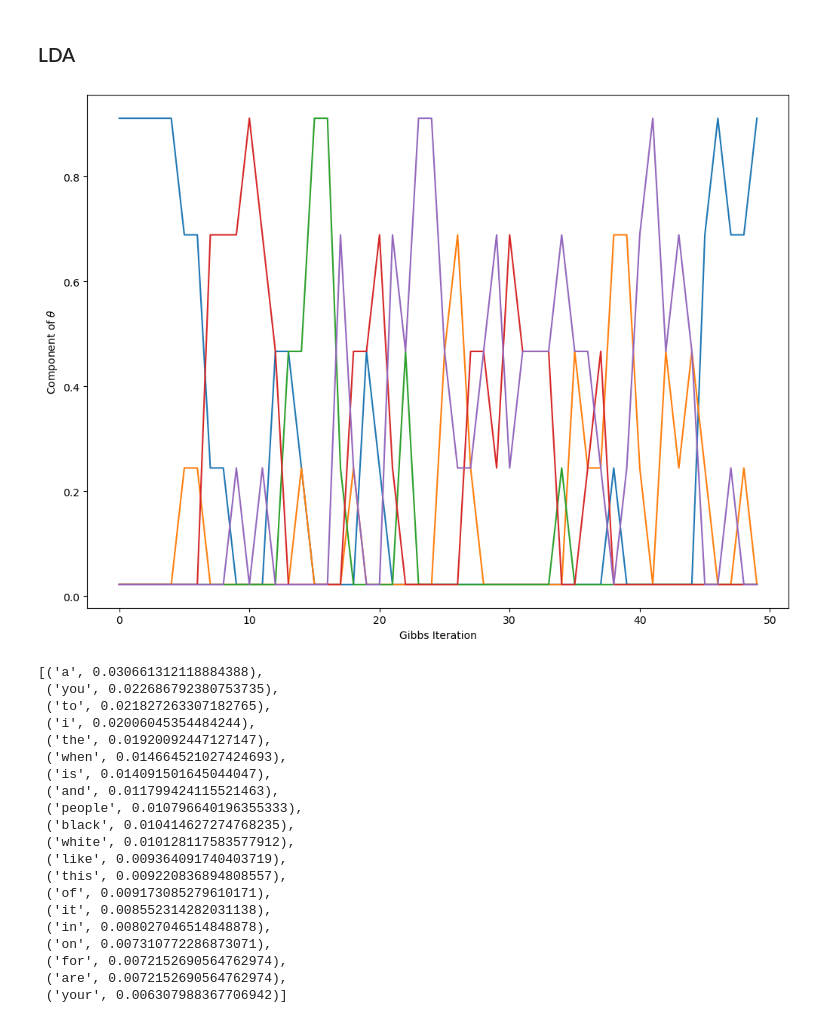
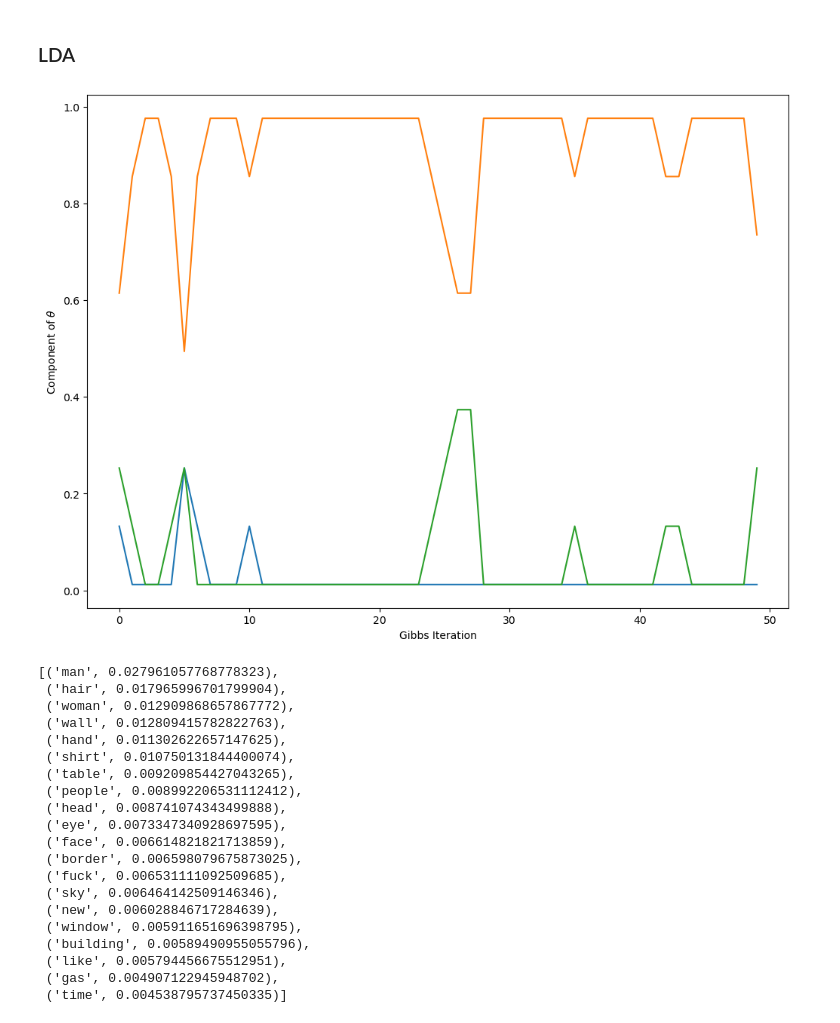
Before and after one commit to obarnard99/vilio, a Jupyter notebook: notebooks/dataset.ipynb, the cells around one changed output. Cells and saved outputs as stored; diff of their text form; code cells hidden in the pictures.

```diff
--- a/notebooks/dataset.ipynb
+++ b/notebooks/dataset.ipynb
@@ -121,6 +123,7 @@ Loaded 12140 images in file /home/miproj/4thyr.oct2020/ojrb2/vilio/data/features
 # %%
 for img in imgid2img.keys():
     imgid2img[img]['objects'] = list(map(lambda x: vg_classes[x], imgid2img[img]['objects_id']))
+    imgid2img[img]['attrs'] = list(map(lambda x: vg_attrs[x], imgid2img[img]['attrs_id']))
 # %% [markdown]
 ## Metrics
 # %%
@@ -175,9 +181,18 @@ clean_text("Helper method for sampling from an unnormalized discrete random vari
 # %%
-words = pd.DataFrame({'id': train.id, 'text': train.text})
+dataset = dev
+#dataset = dataset[dataset['label']==0]
+words = pd.DataFrame({'id': dataset.id, 'text': dataset.text})
 words['text'] = words.text.apply(lambda x: re.sub("[^\w']", " ",  x))
-words['text'] = words.text.apply(clean_text)
+#words['text'] = words.text.apply(clean_text)
 words['objects'] = [imgid2img[img]['objects'] for img in words.id]
-words['words'] = words.text + words.objects
-vocab = list(set(words.words.sum()))
+words['attrs'] = [imgid2img[img]['attrs'] for img in words.id]
+words['words'] = words['attrs'] #words.objects words.text #* 4 + weighted concatenation of text and image features
+all_text = words.words.sum()
+vocab = list(set(all_text))
 words['words'] = words.words.apply(lambda x: Counter(x))
-words
+counts = words.words.sum()
+# %%
+tot = len(all_text)
+vocab_prob = []
+for k,v in counts.items():
+    vocab_prob.append((k, v / tot))
@@ -211,7 +239,7 @@ alpha = 0.1
 gamma = 0.1
 
 W = len(vocab)      # total number of unique words
-D = train.shape[0]  # number of memes
+D = dataset.shape[0]  # number of memes
 
 # A's columns are doc_id, word_id, count
 swd = sparse((A[:, 2], (A[:, 1], A[:, 0]))).tocsr()
@@ -271,33 +299,34 @@ for iter in tqdm(range(num_gibbs_iters)):
     beta_history[iter] = beta
 # %%
 plt.figure(figsize=(12,9), dpi=100)
-plt.plot(theta_history[10,:,:]);
+plt.plot(theta_history[13,:,:]);
 plt.xlabel('Gibbs Iteration');
 plt.ylabel('Component of $\\theta$');
 # %% [output]
-[figure, old version]
+[figure, new version]
 # %%
-topic = zip(vocab, beta[:, 4])
+k = 2
+topic = zip(vocab, beta[:, k])
 topic = sorted(topic, key = lambda x: x[1], reverse=True)[:20]
 topic
 # %% [output]
-[('a', 0.030661312118884388),
- ('you', 0.022686792380753735),
- ('to', 0.021827263307182765),
- ('i', 0.02006045354484244),
- ('the', 0.01920092447127147),
- ('when', 0.014664521027424693),
- ('is', 0.014091501645044047),
- ('and', 0.011799424115521463),
- ('people', 0.010796640196355333),
- ('black', 0.010414627274768235),
- ('white', 0.010128117583577912),
- ('like', 0.009364091740403719),
- ('this', 0.009220836894808557),
- ('of', 0.009173085279610171),
- ('it', 0.008552314282031138),
- ('in', 0.008027046514848878),
- ('on', 0.007310772286873071),
- ('for', 0.0072152690564762974),
- ('are', 0.0072152690564762974),
- ('your', 0.006307988367706942)]
+[('man', 0.027961057768778323),
+ ('hair', 0.017965996701799904),
+ ('woman', 0.012909868657867772),
+ ('wall', 0.012809415782822763),
+ ('hand', 0.011302622657147625),
+ ('shirt', 0.010750131844400074),
+ ('table', 0.009209854427043265),
+ ('people', 0.008992206531112412),
+ ('head', 0.008741074343499888),
+ ('eye', 0.0073347340928697595),
+ ('face', 0.006614821821713859),
+ ('border', 0.006598079675873025),
+ ('fuck', 0.006531111092509685),
+ ('sky', 0.006464142509146346),
+ ('new', 0.006028846717284639),
+ ('window', 0.005911651696398795),
+ ('building', 0.00589490955055796),
+ ('like', 0.005794456675512951),
+ ('gas', 0.004907122945948702),
+ ('time', 0.004538795737450335)]
```
Also changed, not shown: parts of 11 cells of this notebook, 7 other files.
